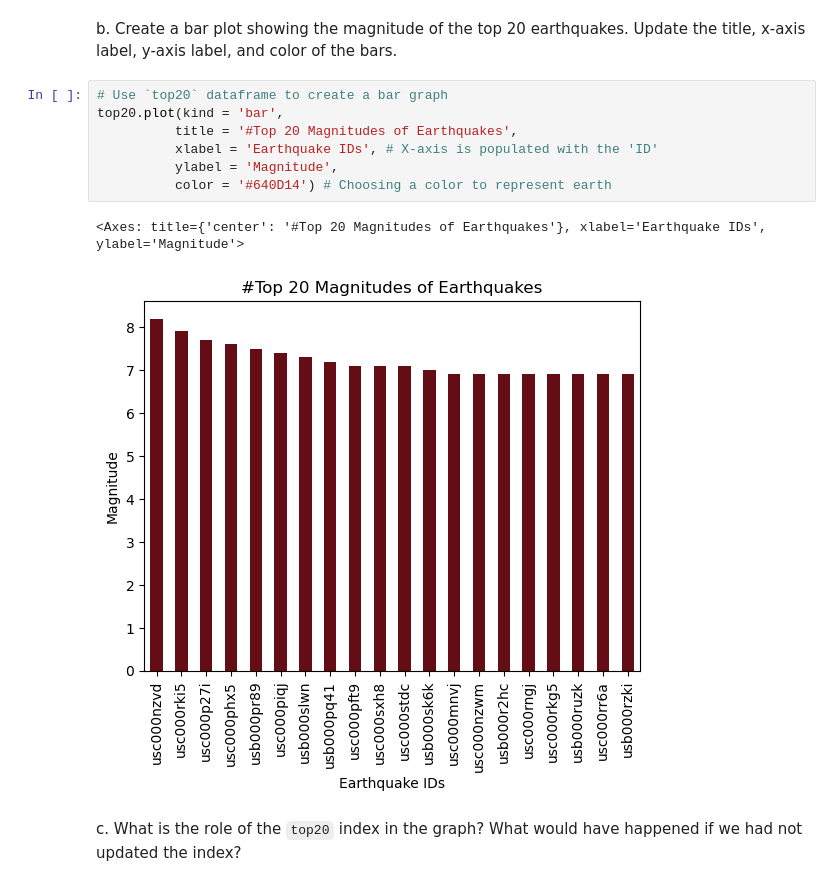
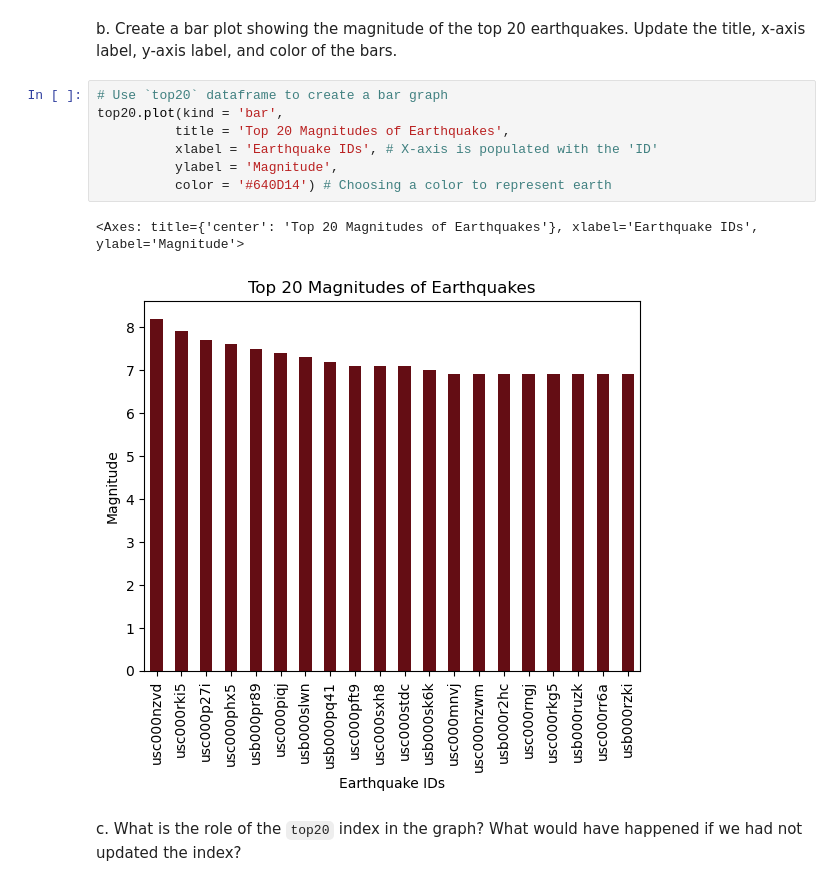
Before and after one commit to sofiiir/eds220-hwk1, a Jupyter notebook: task3/hwk1-task3-earthquakes.ipynb, the cells around one changed output. Cells and saved outputs as stored; diff of their text form.

```diff
--- a/task3/hwk1-task3-earthquakes.ipynb
+++ b/task3/hwk1-task3-earthquakes.ipynb
@@ -246,13 +246,13 @@ b. Create a bar plot showing the magnitude of the top 20 earthquakes. Update the
 # %%
 # Use `top20` dataframe to create a bar graph
 top20.plot(kind = 'bar',
-          title = '#Top 20 Magnitudes of Earthquakes',
+          title = 'Top 20 Magnitudes of Earthquakes',
           xlabel = 'Earthquake IDs', # X-axis is populated with the 'ID'
           ylabel = 'Magnitude',
           color = '#640D14') # Choosing a color to represent earth
 # %% [output]
-<Axes: title={'center': '#Top 20 Magnitudes of Earthquakes'}, xlabel='Earthquake IDs', ylabel='Magnitude'>
+<Axes: title={'center': 'Top 20 Magnitudes of Earthquakes'}, xlabel='Earthquake IDs', ylabel='Magnitude'>
-[figure, old version]
+[figure, new version]
 # %% [markdown]
 <!-- END QUESTION -->
 
```
Also changed, not shown: parts of 3 cells of this notebook.
